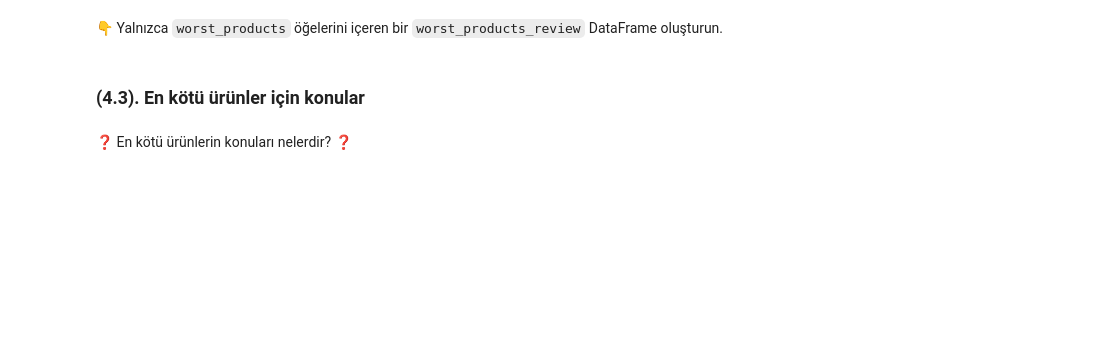
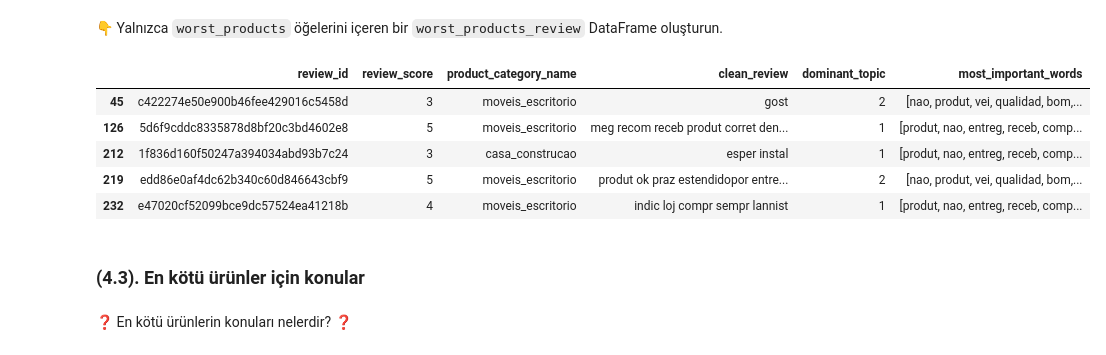
Before and after one commit to selencimen/S18D1-S-Data-bad_reviews_analysis, a Jupyter notebook: nlp_olist_bad_reviews.ipynb, the cells around one changed output. Drawn from its saved outputs; the diff is of its cells as text; code cells hidden in the pictures; blank space fills up the shorter version.

```diff
--- a/nlp_olist_bad_reviews.ipynb
+++ b/nlp_olist_bad_reviews.ipynb
@@ -168,0 +306,2 @@ pipeline._final_estimator.components_
+# %%
+pipeline.fit(bad_reviews["clean_review"])
@@ -217,3 +413,34 @@ worst_products_reviews[["review_id",
+# %%
+# Worst ürün kategorilerinin review'larını al
+worst_products_reviews = df[df.product_category_name.isin(worst_products.index)].copy()
+
+# Pipeline ile belge-topic dağılımı -> baskın topic
+topic_dist = pipeline.transform(worst_products_reviews["clean_review"])
+worst_products_reviews["dominant_topic"] = topic_dist.argmax(axis=1)
+
+# Her topic için en önemli kelimeler (topic_word_mixture hazır olmalı)
+worst_products_reviews["most_important_words"] = worst_products_reviews["dominant_topic"].apply(
+    lambda i: topic_word_mixture[i]
+)
+
+# İstenen kolonları göster
+worst_products_reviews[
+    [
+        "review_id",
+        "review_score",
+        "product_category_name",
+        "clean_review",
+        "dominant_topic",
+        "most_important_words",
+    ]
+].head()
+# %% [output]
+|  | review_id | review_score | product_category_name | clean_review | dominant_topic | most_important_words |
+| 45 | c422274e50e900b46fee429016c5458d | 3 | moveis_escritorio | gost | 2 | [nao, produt, vei, qualidad, bom,... |
+| 126 | 5d6f9cddc8335878d8bf20c3bd4602e8 | 5 | moveis_escritorio | meg recom receb produt corret den... | 1 | [produt, nao, entreg, receb, comp... |
+| 212 | 1f836d160f50247a394034abd93b7c24 | 3 | casa_construcao | esper instal | 1 | [produt, nao, entreg, receb, comp... |
+| 219 | edd86e0af4dc62b340c60d846643cbf9 | 5 | moveis_escritorio | produt ok praz estendidopor entre... | 2 | [nao, produt, vei, qualidad, bom,... |
+| 232 | e47020cf52099bce9dc57524ea41218b | 4 | moveis_escritorio | indic loj compr sempr lannist | 1 | [produt, nao, entreg, receb, comp... |
 # %% [markdown]
 ### (4.3). En kötü ürünler için konular
 # %% [markdown]
```
Also changed, not shown: parts of 50 cells of this notebook.
